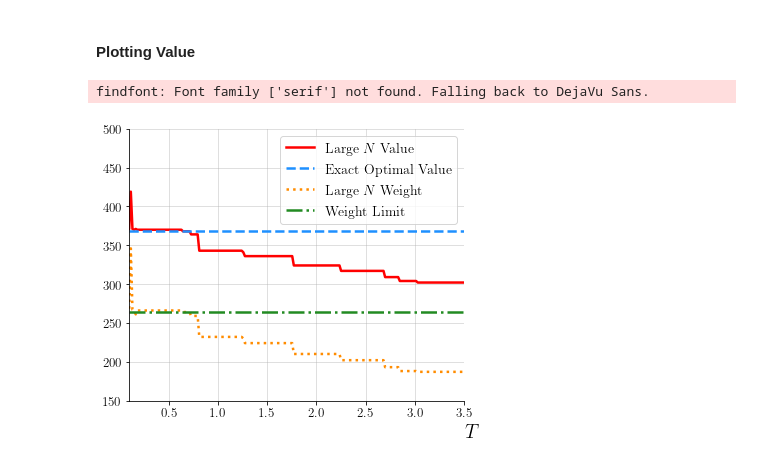
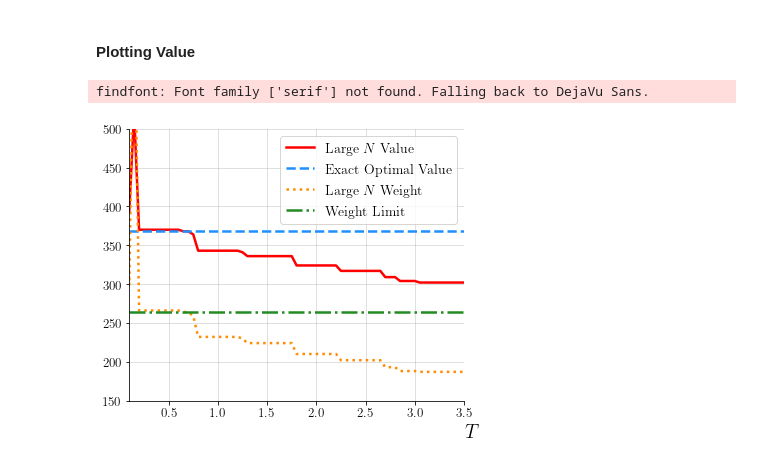
Before and after one commit to mowillia/LargeNKP, a Jupyter notebook: total_value_vs_temperature.ipynb, the cells around one changed output. Cells and saved outputs as stored; diff of their text form; code cells hidden in the pictures.

```diff
--- a/total_value_vs_temperature.ipynb
+++ b/total_value_vs_temperature.ipynb
@@ -57,14 +56,17 @@ empt_list = []
 for k in range(100):
     empt_list.append(np.dot(np.random.randint(0,2,nelems), weight_vec))
 Wlimit = int(np.mean(empt_list))
+
+# defining knapsack instance
+KP_init = KnapsackProblem(weights = weight_vec, values = value_vec, limit = Wlimit)
 # %% [markdown]
 #### Computing solution for each temperature
 # %%
-Tvals = np.linspace(.05, 5.0, 300)
+Tvals = np.linspace(.05, 5.0, 100)
 total_value_list = list()
 total_weight_list = list()
 
 for Tval in Tvals:
-    soln = zero_one_algorithm(weights = weight_vec, values = value_vec, limit = Wlimit, T = Tval)
+    soln = KP_init.largeN_algorithm(T = Tval)
     total_value_list.append(np.dot(soln, value_vec))
     total_weight_list.append(np.dot(soln, weight_vec))
@@ -75,31 +75,30 @@ for Tval in Tvals:
 # %%
 # figure
 plt.figure(figsize = (6, 5))
 ax = plt.subplot(111)
 
 #plots of values
 plt.plot(Tvals, total_value_list, color = 'red', label = r'Large $N$ Value', linewidth = 2.5)
-soln_dp = knapsack01_dpV(weights = weight_vec, values = value_vec, limit = Wlimit)
+soln_dp = KP_init.knapsack01_dpV()
 plt.axhline(y = np.dot(soln_dp, value_vec), color = 'dodgerblue', linestyle = '--', label = 'Exact Optimal Value', linewidth = 2.5)
 
 # plots of weights
 plt.plot(Tvals, total_weight_list, color = 'darkorange', linestyle = 'dotted', label = r'Large $N$ Weight', linewidth = 2.5)
-soln_dp = knapsack01_dpV(weights = weight_vec, values = value_vec, limit = Wlimit)
 plt.axhline(y = Wlimit, color = 'forestgreen', linestyle = 'dashdot', label = 'Weight Limit', linewidth = 2.5)
 
 # plot formatting
 plt.xlabel(r'$T$', fontsize = 20, x = 1.02)
 plt.ylabel(r'', fontsize = 18, rotation = 0,y = 1.05)
 ax.spines['right'].set_visible(False)
 ax.spines['top'].set_visible(False)
 plt.xticks(fontsize = 13)
 plt.yticks(fontsize = 13)
 plt.ylim([150, 500])
 plt.xlim([.1, 3.5])
 plt.legend(loc = 'best', fontsize = 14)
 plt.grid(alpha = 0.5)
 
 plt.show()
 # %% [output]
 findfont: Font family ['serif'] not found. Falling back to DejaVu Sans.
-[figure, old version]
+[figure, new version]
```
Also changed, not shown: parts of 2 cells of this notebook, 16 other files.
